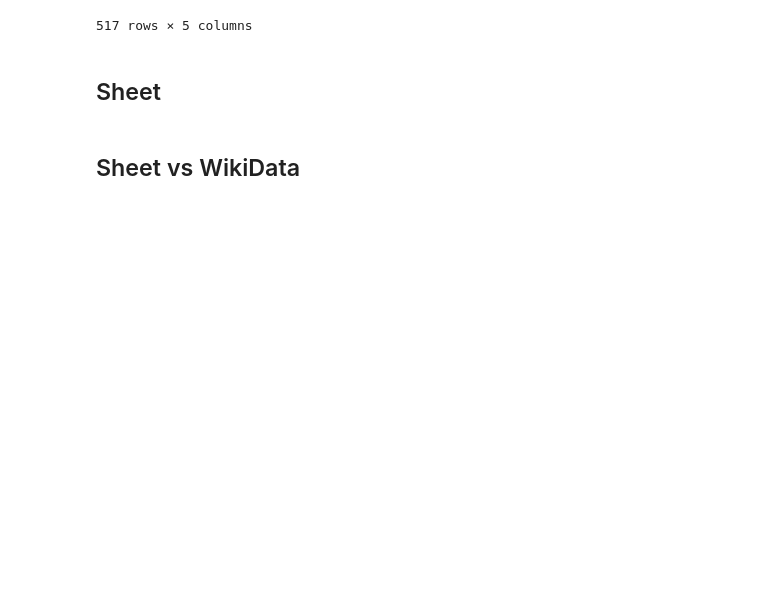
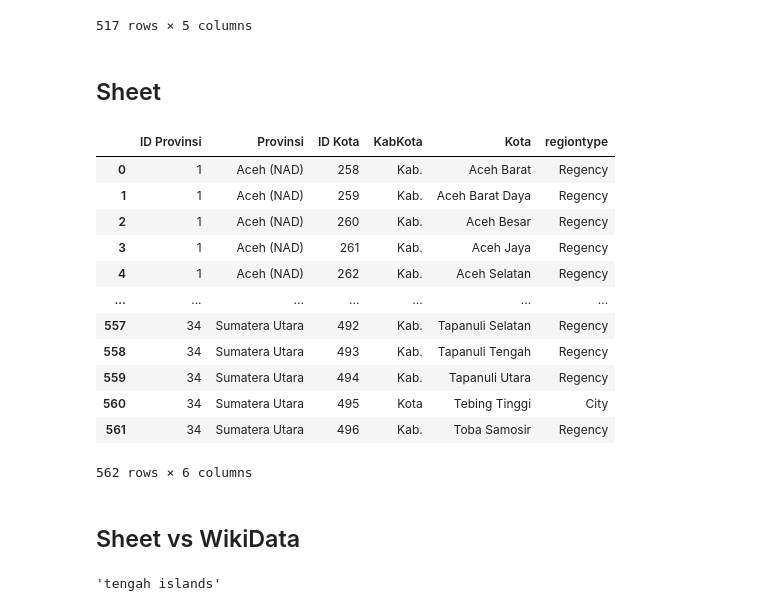
Before and after one commit to dhan16/colabs, a Jupyter notebook: covid19opendata/WikiData.ipynb, the cells around one changed output. Cells and saved outputs as stored; diff of their text form; code cells hidden in the pictures; blank space fills up the shorter version.

```diff
--- a/covid19opendata/WikiData.ipynb
+++ b/covid19opendata/WikiData.ipynb
@@ -101,23 +100,72 @@ rows = worksheet.get_all_values()
 import pandas as pd
 sheet_raw = pd.DataFrame.from_records(rows[2:], columns=rows[1])
 # %%
-sheet_df = sheet_raw
+sheet_df = sheet_raw.copy()
 
 kabkota_to_regiontype = {
     'Kab.' : 'Regency',
     'Kota': 'City',
     'zTam' : 'zTam'
 }
 sheet_df['regiontype'] = sheet_df.apply(lambda r: kabkota_to_regiontype[r.KabKota], axis=1)
-
-spellings = {
-    'Labuhanbatu': 'Labuhan Batu',
-    'Batu Bara' : 'Batubara',
-    'Pematang Siantar' : 'Pematangsiantar',
-    'Tapanuli Tengah' : 'Central Tapanuli',
-    'Toba Samosir' : 'Toba Regency',
-}
-sheet_df['Kota_respelled'] = sheet_df.apply(lambda r: spellings.get(r.Kota, r.Kota), axis=1)
-# sheet_df
+sheet_df
+# %% [output]
+|  | ID Provinsi | Provinsi | ID Kota | KabKota | Kota | regiontype |
+| 0 | 1 | Aceh (NAD) | 258 | Kab. | Aceh Barat | Regency |
+| 1 | 1 | Aceh (NAD) | 259 | Kab. | Aceh Barat Daya | Regency |
+| 2 | 1 | Aceh (NAD) | 260 | Kab. | Aceh Besar | Regency |
+| 3 | 1 | Aceh (NAD) | 261 | Kab. | Aceh Jaya | Regency |
+| 4 | 1 | Aceh (NAD) | 262 | Kab. | Aceh Selatan | Regency |
+| ... | ... | ... | ... | ... | ... | ... |
+| 557 | 34 | Sumatera Utara | 492 | Kab. | Tapanuli Selatan | Regency |
+| 558 | 34 | Sumatera Utara | 493 | Kab. | Tapanuli Tengah | Regency |
+| 559 | 34 | Sumatera Utara | 494 | Kab. | Tapanuli Utara | Regency |
+| 560 | 34 | Sumatera Utara | 495 | Kota | Tebing Tinggi | City |
+| 561 | 34 | Sumatera Utara | 496 | Kab. | Toba Samosir | Regency |
+562 rows × 6 columns
 # %% [markdown]
 ## Sheet vs WikiData
+# %%
+def indonesian_direction_to_english(place: str):
+  # place is in lower
+  to_english = {
+      'pusat': 'central',
+      'tengah' : 'central',
+      'utara' : 'north',
+      'selatan' : 'south',
+      'timur' : 'east',
+      'barat' : 'west',
+  }
+  bits = place.split()
+  if len(bits) > 1:
+    for indo_dir, eng_dir in to_english.items():
+      # in indonesian the dir is at the end. island/islands
+      if bits[-1] == indo_dir:
+        bits.pop()
+        bits.insert(0, eng_dir)
+        break
+  place = ' '.join(bits)
+  return place
+
+def indonesian_to_english(place: str):
+  # place is in lower
+  to_english = {
+      'kepulauan' : 'islands',
+      'pulau' : 'island',
+  }
+  bits = place.split()
+  if len(bits) > 1:
+    for indo, eng in to_english.items():
+      # in indonesian the island is at the beginning while in english its at the end
+      if bits[0] == indo:
+        bits.pop(0)
+        bits.append(eng)
+        break
+  place = ' '.join(bits)
+  return place
+
+# indonesian_direction_to_english('tengah whatever')
+indonesian_direction_to_english('whatever tengah')
+indonesian_to_english('kepulauan tengah')
+# %% [output]
+'tengah islands'
```
Also changed, not shown: parts of 5 cells of this notebook.
